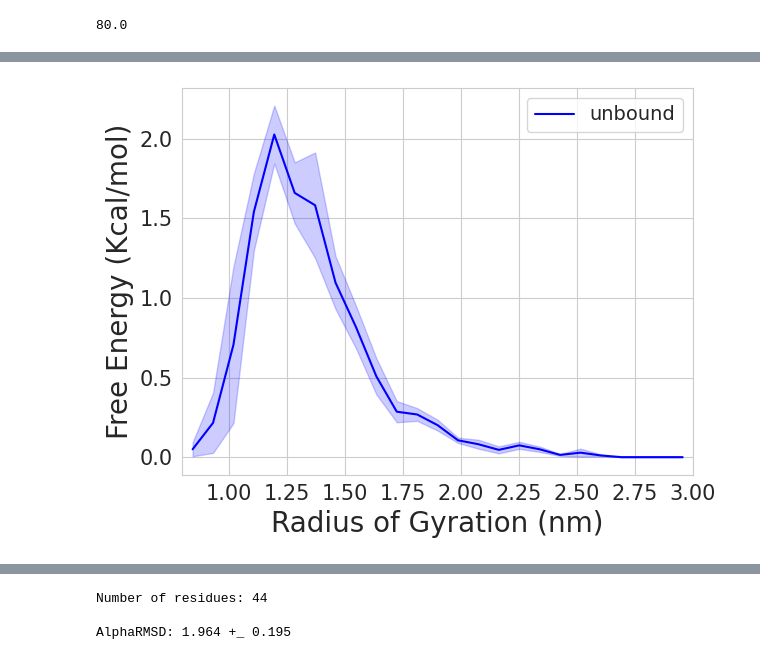
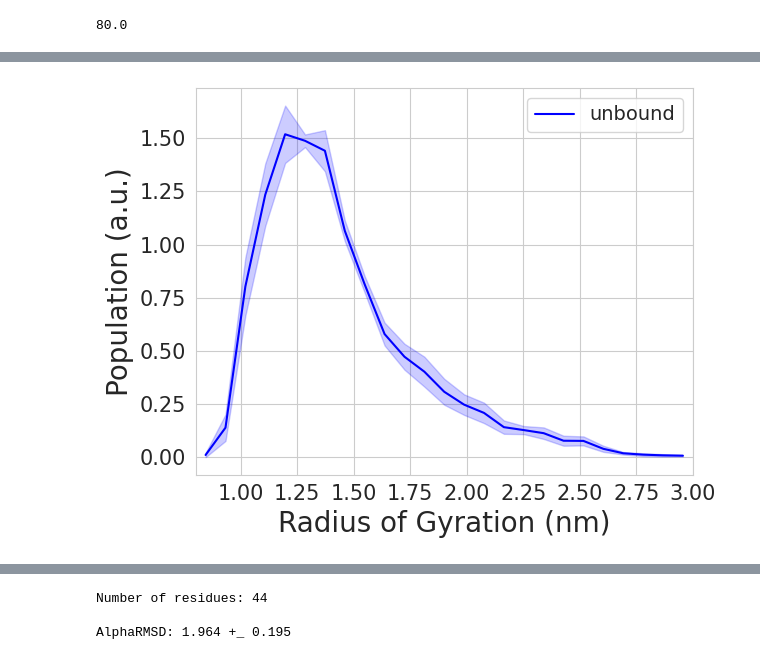
Before and after one commit to koreyr/16HD_FUS, a Jupyter notebook: hdFUS_2x/Reid_FUS0.43_16hd_2x.20221111.ipynb, the cells around one changed output, grey strips where cells are left out. Saved outputs shown, nothing was run; the diff lists cells and outputs as text; code cells hidden in the pictures.

```diff
--- a/hdFUS_2x/Reid_FUS0.43_16hd_2x.20221111.ipynb
+++ b/hdFUS_2x/Reid_FUS0.43_16hd_2x.20221111.ipynb
@@ -281,23 +286,23 @@ CA Radius of Gyration: 1.350 +_ 0.032
 # %%
 Rg_unbound, edges, u_err = histo_blockerror(rg_CA, 0.8, 3.0, 25, 5)
 
 plt.plot(edges, Rg_unbound, c='blue', label='unbound')
 plt.fill_between(edges, Rg_unbound-u_err, Rg_unbound +
                  u_err, color='blue', alpha=0.2)
 
 plt.xlim(0.8, 3.0)
 plt.xlabel('Radius of Gyration (nm)', size=20)
-plt.ylabel('Free Energy (Kcal/mol)', size=20)
+plt.ylabel('Population (a.u.)', size=20)
 plt.xticks(fontsize=20)
 plt.yticks(fontsize=20)
 plt.xticks(size='15')
 plt.yticks(size='15')
 plt.tight_layout()
 plt.legend(loc='upper right', fontsize=14)
 plt.tight_layout()
 plt.show()
 # %% [output]
-[figure, old version]
+[figure, new version]
 # %%
 dG, bin_centers, ferr = free_energy_1D_blockerror(rg_CA, 300, 0.8, 3.0, 25, 5)
 sns.lineplot(x=bin_centers, y=dG, color='blue')
```
Also changed, not shown: parts of 9 cells of this notebook, 48 other files.
